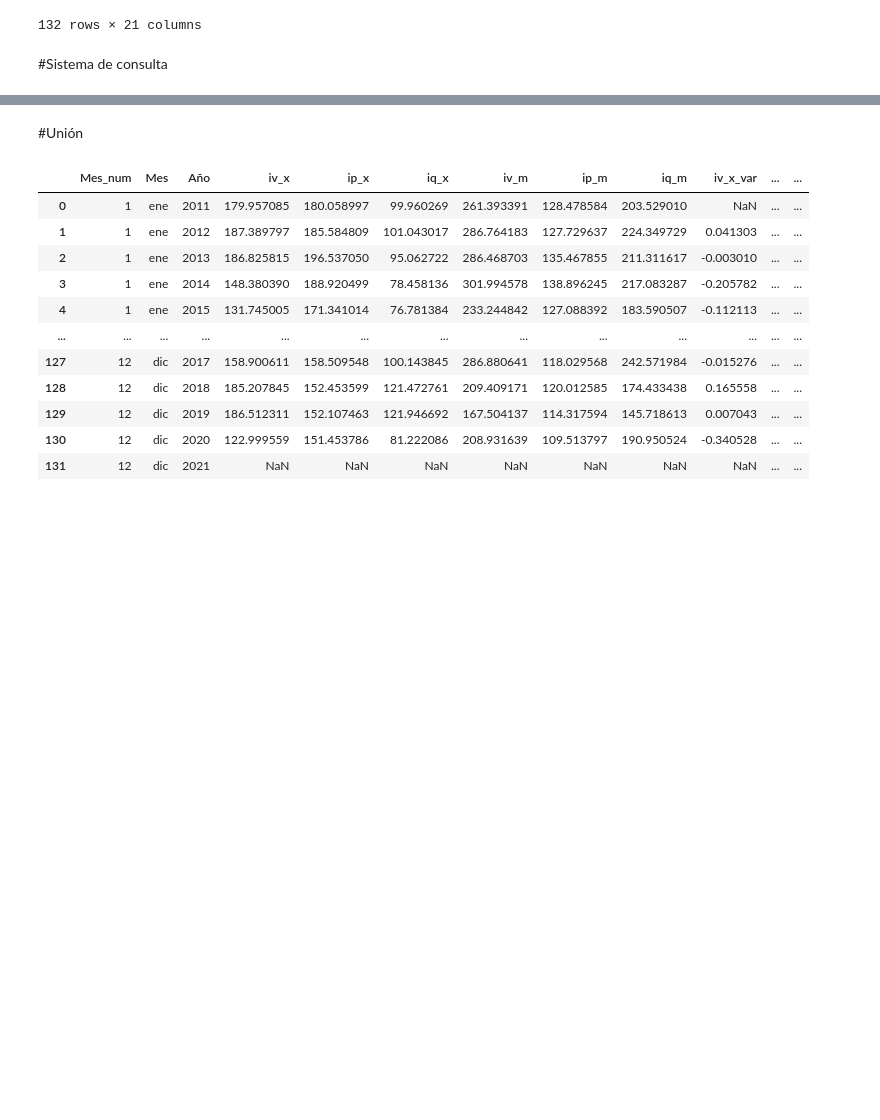
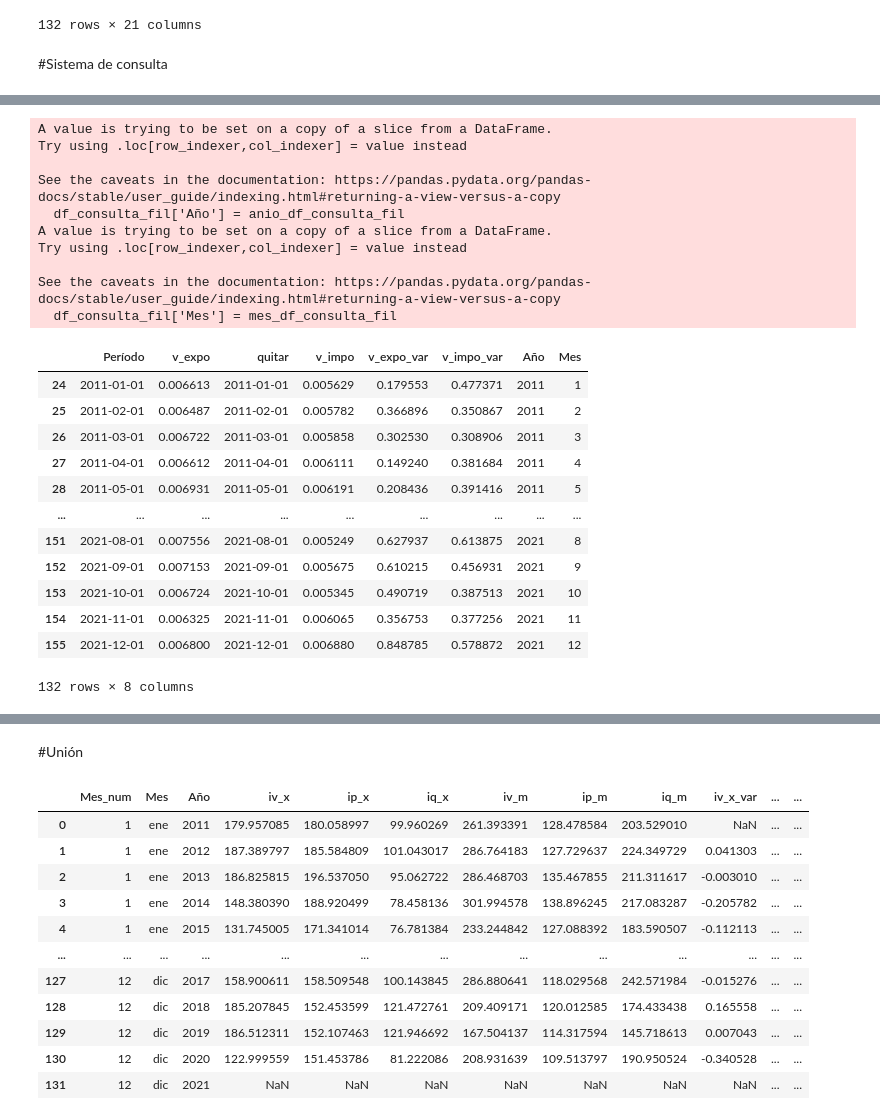
Before and after one commit to LucaGelmini/notebooks_indec, a Jupyter notebook: Estacionalidad/Estacionalidad-final.ipynb, the cells around one changed output, grey strips where cells are left out. Cells and saved outputs as stored; diff of their text form; code cells hidden in the pictures; blank space fills up the shorter version.

```diff
--- a/Estacionalidad/Estacionalidad-final.ipynb
+++ b/Estacionalidad/Estacionalidad-final.ipynb
@@ -294,3 +276,39 @@ df_consulta_fil
+# %%
+mask = (df_consulta['Período'] >= f'{desde}-01-01') & (df_consulta['Período'] <= f'{hasta}-12-01')
+df_consulta_fil = df_consulta.loc[mask]
+
+
+mes_df_consulta_fil = list(map(lambda m: m.month, df_consulta_fil.Período))
+anio_df_consulta_fil= list(map(lambda m: m.year, df_consulta_fil.Período))
+
+df_consulta_fil['Año'] = anio_df_consulta_fil
+df_consulta_fil['Mes'] = mes_df_consulta_fil
+
+df_consulta_fil
+# %% [output]
+A value is trying to be set on a copy of a slice from a DataFrame.
+Try using .loc[row_indexer,col_indexer] = value instead
+
+See the caveats in the documentation: https://pandas.pydata.org/pandas-docs/stable/user_guide/indexing.html#returning-a-view-versus-a-copy
+  df_consulta_fil['Año'] = anio_df_consulta_fil
+A value is trying to be set on a copy of a slice from a DataFrame.
+Try using .loc[row_indexer,col_indexer] = value instead
+
+See the caveats in the documentation: https://pandas.pydata.org/pandas-docs/stable/user_guide/indexing.html#returning-a-view-versus-a-copy
+  df_consulta_fil['Mes'] = mes_df_consulta_fil
+|  | Período | v_expo | quitar | v_impo | v_expo_var | v_impo_var | Año | Mes |
+| 24 | 2011-01-01 | 0.006613 | 2011-01-01 | 0.005629 | 0.179553 | 0.477371 | 2011 | 1 |
+| 25 | 2011-02-01 | 0.006487 | 2011-02-01 | 0.005782 | 0.366896 | 0.350867 | 2011 | 2 |
+| 26 | 2011-03-01 | 0.006722 | 2011-03-01 | 0.005858 | 0.302530 | 0.308906 | 2011 | 3 |
+| 27 | 2011-04-01 | 0.006612 | 2011-04-01 | 0.006111 | 0.149240 | 0.381684 | 2011 | 4 |
+| 28 | 2011-05-01 | 0.006931 | 2011-05-01 | 0.006191 | 0.208436 | 0.391416 | 2011 | 5 |
+| ... | ... | ... | ... | ... | ... | ... | ... | ... |
+| 151 | 2021-08-01 | 0.007556 | 2021-08-01 | 0.005249 | 0.627937 | 0.613875 | 2021 | 8 |
+| 152 | 2021-09-01 | 0.007153 | 2021-09-01 | 0.005675 | 0.610215 | 0.456931 | 2021 | 9 |
+| 153 | 2021-10-01 | 0.006724 | 2021-10-01 | 0.005345 | 0.490719 | 0.387513 | 2021 | 10 |
+| 154 | 2021-11-01 | 0.006325 | 2021-11-01 | 0.006065 | 0.356753 | 0.377256 | 2021 | 11 |
+| 155 | 2021-12-01 | 0.006800 | 2021-12-01 | 0.006880 | 0.848785 | 0.578872 | 2021 | 12 |
+132 rows × 8 columns
 # %%
 #Orden
 df_consulta_ordered=df_consulta_fil.sort_values(['Mes', 'Año'])
```
Also changed, not shown: parts of 14 cells of this notebook, 5 other files.
